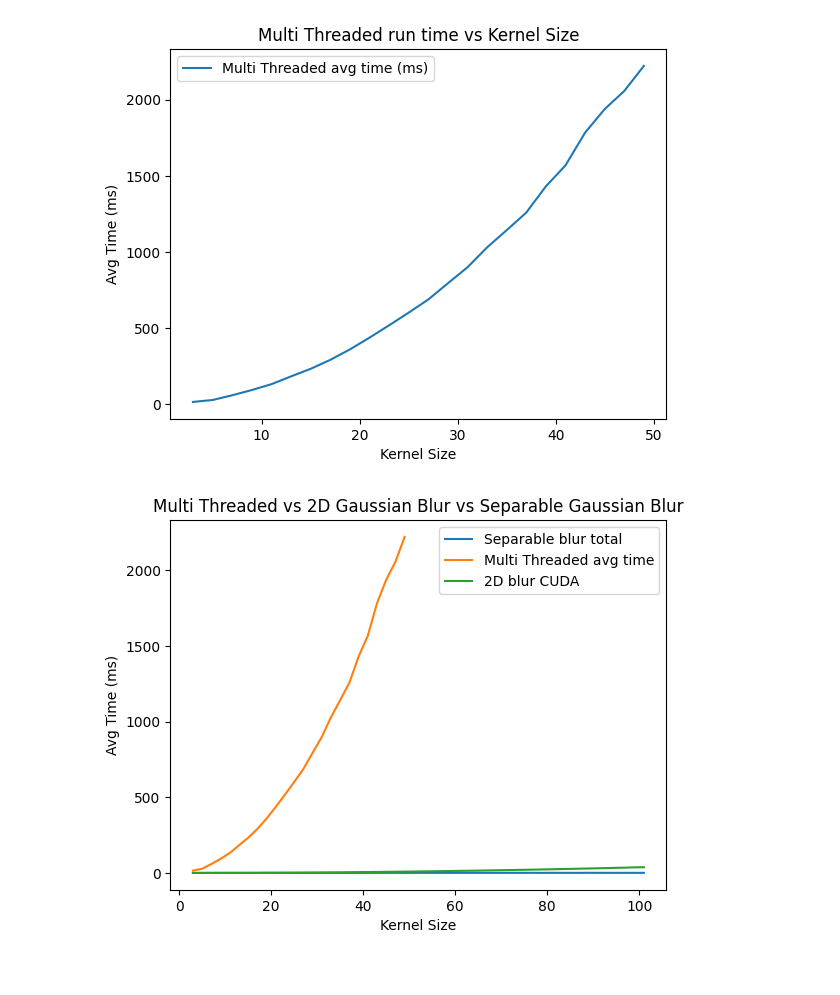
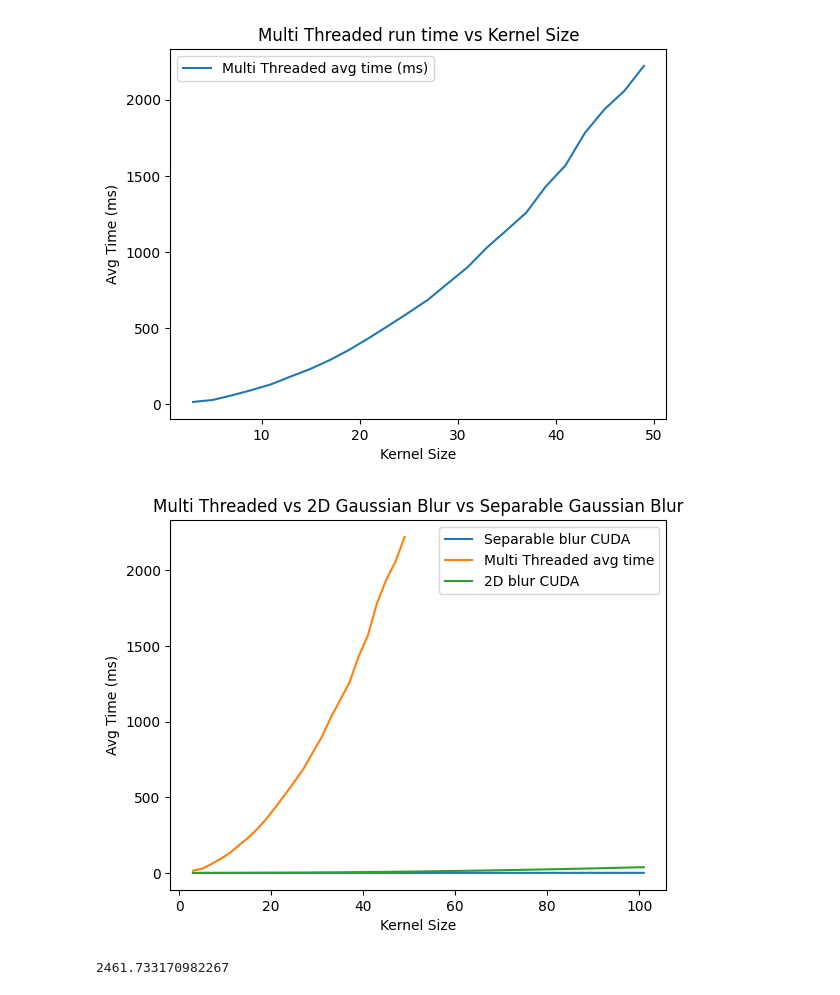
Before and after one commit to Arjun31415/Blur-Test, a Jupyter notebook: metrics/metrics.ipynb, the cells around one changed output. Drawn from its saved outputs; the diff is of its cells as text; code cells hidden in the pictures.

```diff
--- a/metrics/metrics.ipynb
+++ b/metrics/metrics.ipynb
@@ -103,17 +118,22 @@ plt.show()
 # %%
 plt.title("Multi Threaded vs 2D Gaussian Blur vs Separable Gaussian Blur")
 plt.plot(merged_df['kernel_size'],
         merged_df['Avg_Sum']/1000,
-        label="Separable blur total ")
+        label="Separable blur CUDA ")
 plt.plot(df_multi_thread['KERNEL_SIZE'],
         df_multi_thread['AVG_RUN_TIME'],
         label='Multi Threaded avg time')
 plt.plot(df_2d_cuda['kernel_size'],
         df_2d_cuda['Avg']/1000,
         label='2D blur CUDA')
 plt.xlabel('Kernel Size')
 plt.ylabel('Avg Time (ms)')
 plt.legend()
+plt.savefig('./gaussian_blur_multi_threaded_vs_2d_vs_separable.png')
 plt.show()
 # %% [output]
-[figure, old version]
+[figure, new version]
+# %%
+np.mean(df_multi_thread['AVG_RUN_TIME']/(merged_df['Avg_Sum']/1000))
+# %% [output]
+2461.733170982267
```
Also changed, not shown: parts of 14 cells of this notebook, 11 other files.
